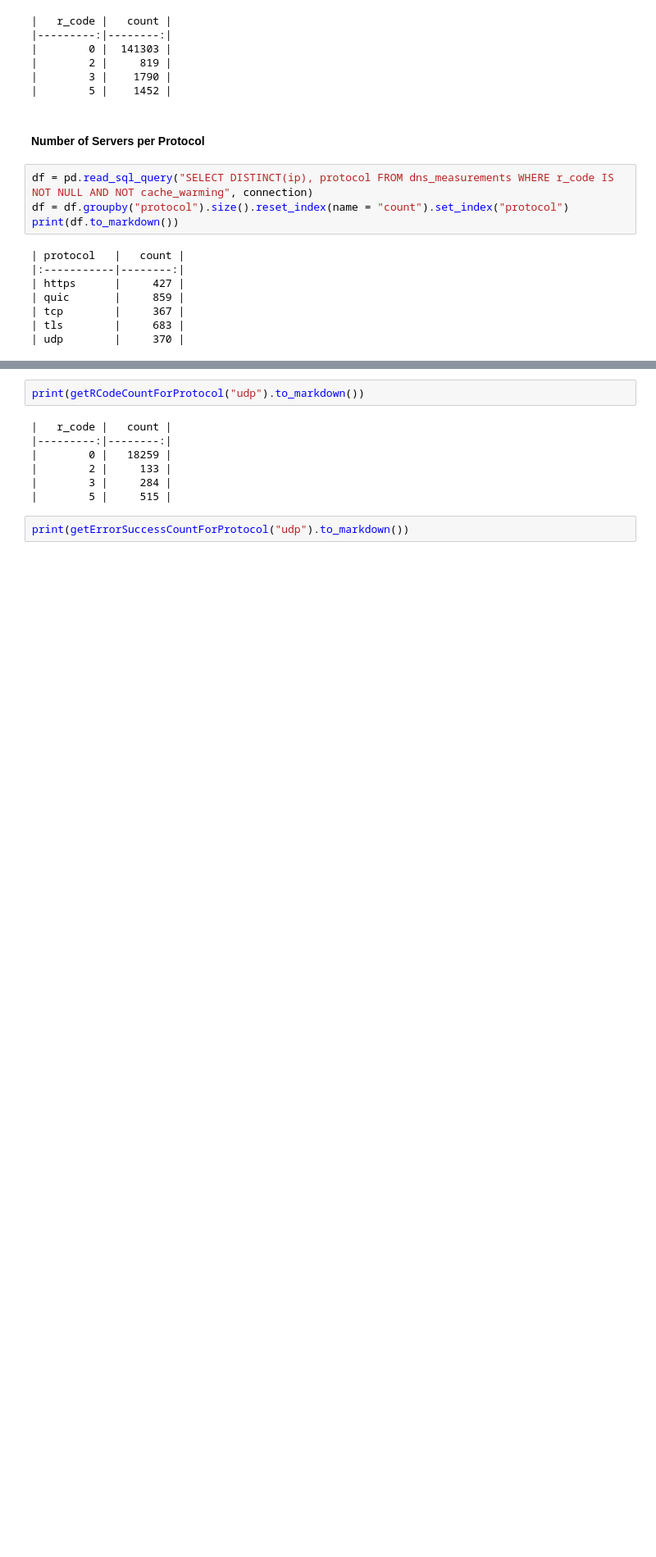
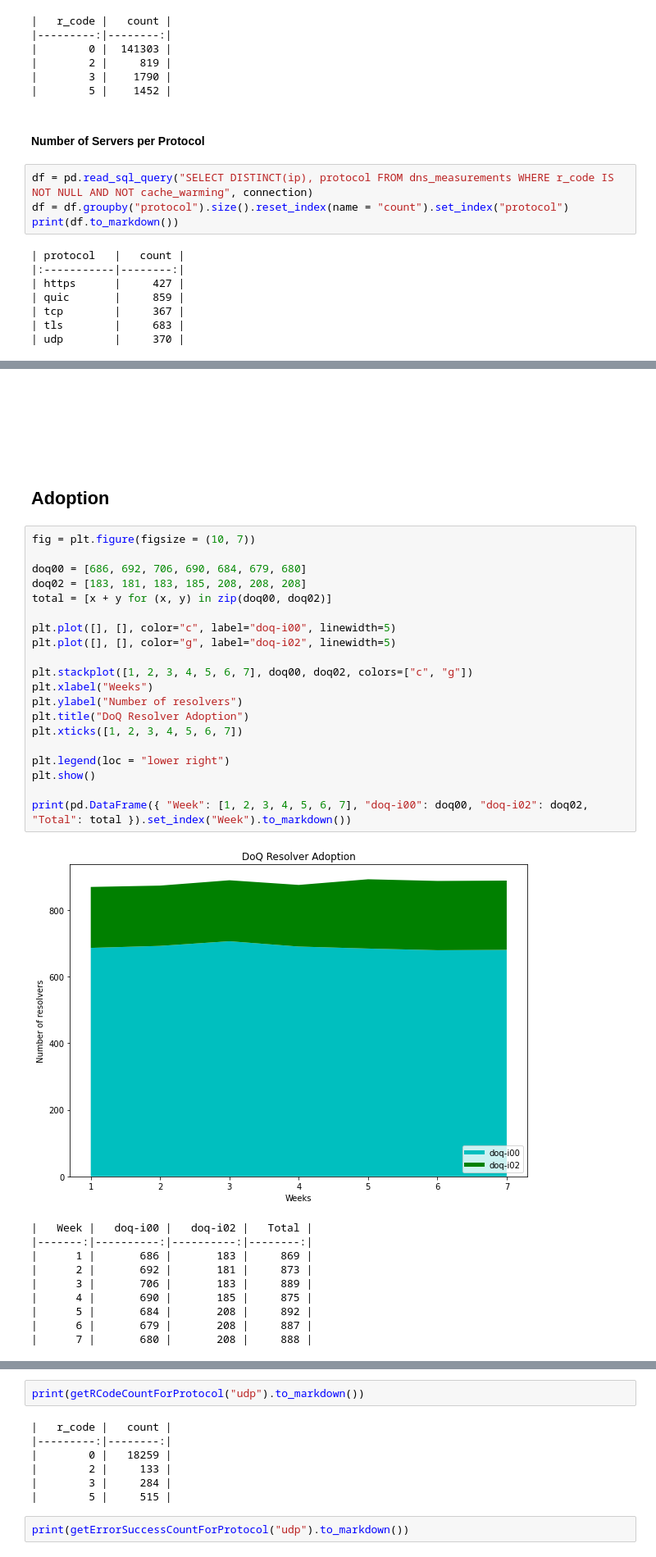
Before and after one commit to mgranderath/dns-analysis, a Jupyter notebook: Meta.ipynb, the cells around one changed output, grey strips where cells are left out. Shown: that part at 82% size. Saved outputs shown, nothing was run; the diff lists cells and outputs as text; blank space fills up the shorter version.

```diff
--- a/Meta.ipynb
+++ b/Meta.ipynb
@@ -231,0 +430,38 @@ print(df.to_markdown())
+# %% [markdown]
+<br>
+<br>
+<br>
+<br>
+# %% [markdown]
+## Adoption
+# %%
+fig = plt.figure(figsize = (10, 7))
+
+doq00 = [686, 692, 706, 690, 684, 679, 680]
+doq02 = [183, 181, 183, 185, 208, 208, 208]
+total = [x + y for (x, y) in zip(doq00, doq02)]
+
+plt.plot([], [], color="c", label="doq-i00", linewidth=5)
+plt.plot([], [], color="g", label="doq-i02", linewidth=5)
+
+plt.stackplot([1, 2, 3, 4, 5, 6, 7], doq00, doq02, colors=["c", "g"])
+plt.xlabel("Weeks")
+plt.ylabel("Number of resolvers")
+plt.title("DoQ Resolver Adoption")
+plt.xticks([1, 2, 3, 4, 5, 6, 7])
+
+plt.legend(loc = "lower right")
+plt.show()
+
+print(pd.DataFrame({ "Week": [1, 2, 3, 4, 5, 6, 7], "doq-i00": doq00, "doq-i02": doq02, "Total": total }).set_index("Week").to_markdown())
+# %% [output]
+[figure, added]
+|   Week |   doq-i00 |   doq-i02 |   Total |
+|-------:|----------:|----------:|--------:|
+|      1 |       686 |       183 |     869 |
+|      2 |       692 |       181 |     873 |
+|      3 |       706 |       183 |     889 |
+|      4 |       690 |       185 |     875 |
+|      5 |       684 |       208 |     892 |
+|      6 |       679 |       208 |     887 |
+|      7 |       680 |       208 |     888 |
```
Also changed, not shown: parts of 64 cells of this notebook, 38 other files.
